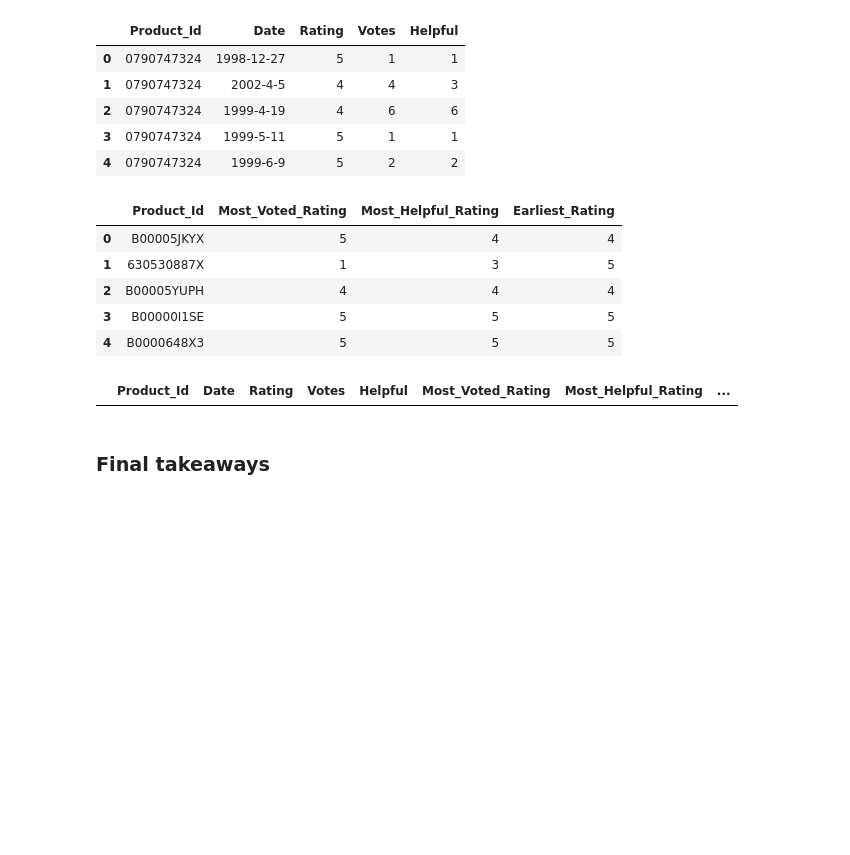
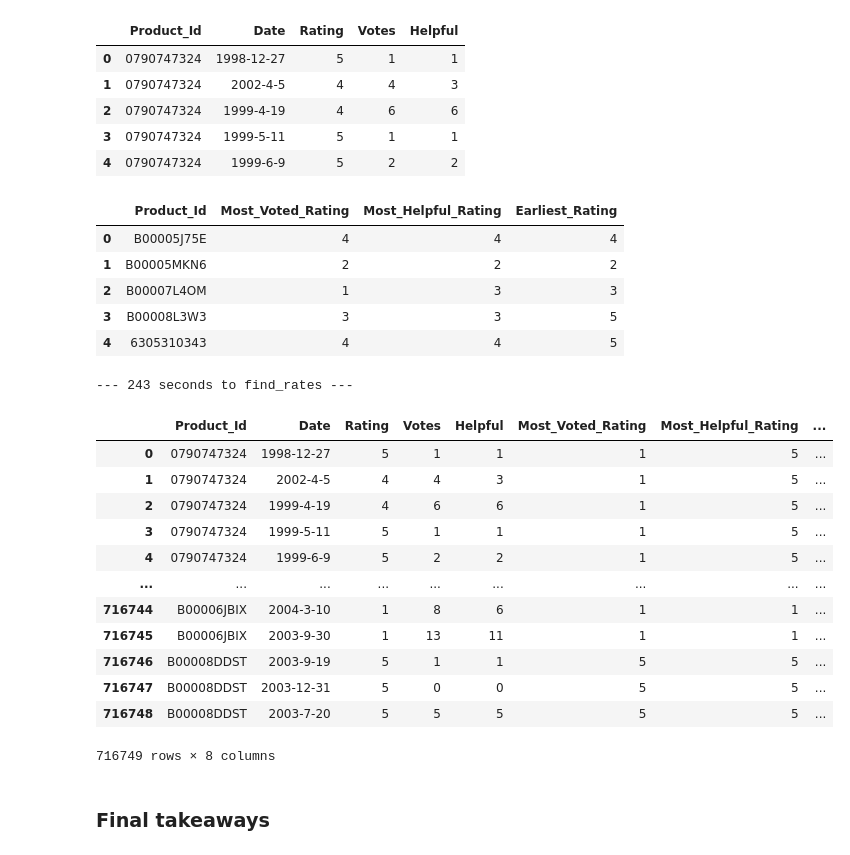
Before and after one commit to Vy4thewin/Data620_TeamVAC, a Jupyter notebook: Data620_FinalProject.ipynb, the cells around one changed output. Saved outputs shown, nothing was run; the diff lists cells and outputs as text; code cells hidden in the pictures; blank space fills up the shorter version.

Commit message:
Indexed the edge_stats by product_id to speed up the filtering. Using all 26k dvds takes several minutes now.

```diff
--- a/Data620_FinalProject.ipynb
+++ b/Data620_FinalProject.ipynb
@@ -159,18 +159,28 @@ def find_rates(P_Ids,e):
     e['Votes'] = pd.to_numeric(e['Votes'])
     e['Helpful'] = pd.to_numeric(e['Helpful'])
 
+    temp_df = e.copy()
+    temp_df.set_index('Product_Id', inplace=True)
+
     for i in range(len(P_Ids)):
         if P_Ids[i] in p_id_dict:
         #if P_Ids[i] in e.values:
             #filter for the specific product id in the table
-            temp= e[e['Product_Id'] == P_Ids[i]]
-            #Retrieve top values from .max and .min
-            rates.append(
-                (P_Ids[i],
-                 temp[temp['Votes']   ==temp.max()['Votes']]['Rating'].values[0],
-                 temp[temp['Helpful'] ==temp.max()['Helpful']]['Rating'].values[0],
-                 temp[temp['Date']    ==temp.min()['Date']]['Rating'].values[0])
-            )
+            #temp= e[e['Product_Id'] == P_Ids[i]]
+            temp= temp_df.loc[P_Ids[i]]
+
+            if isinstance(temp, pd.core.frame.DataFrame):
+                #Retrieve top values from .max and .min
+                rates.append(
+                    (P_Ids[i],
+                     temp[temp['Votes']   ==temp.max()['Votes']]['Rating'].values[0],
+                     temp[temp['Helpful'] ==temp.max()['Helpful']]['Rating'].values[0],
+                     temp[temp['Date']    ==temp.min()['Date']]['Rating'].values[0])
+                )
+            else:
+                rates.append(
+                            (P_Ids[i], temp['Rating'], temp['Rating'], temp['Rating'])
+                            )
         else:
         #If the Product Id has no reviews, return all zeros
             rates.append((P_Ids[i],0,0,0))
@@ -299,30 +309,46 @@ display(edvd_stats.head())
 #find all the available ratings for the dvd network
 #Will reduce our dvd Ids list for time consumption, cannot run on all 26K Products in the network
 start_time = time.time()
-reduce_Ids=dvd_Ids[:5000]
+#reduce_Ids=dvd_Ids[:5000]
+reduce_Ids=dvd_Ids
 
 #prepare the product pool to only include the Ids we kept
 re_list = [x for x in dvd_list if x[0] in reduce_Ids]
 
 #find the top rates
+#edvd_stats.set_index('Product_Id', inplace=True)
 t_rates=find_rates(reduce_Ids,edvd_stats)
 display(t_rates.head())
+print("--- %2.f seconds to find_rates ---" % (time.time() - start_time))
 # %% [output]
 |  | Product_Id | Most_Voted_Rating | Most_Helpful_Rating | Earliest_Rating |
-| 0 | B00005JKYX | 5 | 4 | 4 |
-| 1 | 630530887X | 1 | 3 | 5 |
-| 2 | B00005YUPH | 4 | 4 | 4 |
-| 3 | B00000I1SE | 5 | 5 | 5 |
-| 4 | B0000648X3 | 5 | 5 | 5 |
+| 0 | B00005J75E | 4 | 4 | 4 |
+| 1 | B00005MKN6 | 2 | 2 | 2 |
+| 2 | B00007L4OM | 1 | 3 | 3 |
+| 3 | B00008L3W3 | 3 | 3 | 5 |
+| 4 | 6305310343 | 4 | 4 | 5 |
+--- 243 seconds to find_rates ---
 # %%
 #combine the two tables into one
-#master=pd.merge(edvd_stats, t_rates, on="Product_Id", how="left")
+master=pd.merge(edvd_stats, t_rates, on="Product_Id", how="left")
 
 #drop rows that where removed from the product reduction
 #master=master[master['Product_Id'].isin(re_list)]
 #master.reset_index(drop=True)
-#display(master)
+display(master)
 # %% [output]
 |  | Product_Id | Date | Rating | Votes | Helpful | Most_Voted_Rating | Most_Helpful_Rating | ... |
+| 0 | 0790747324 | 1998-12-27 | 5 | 1 | 1 | 1 | 5 | ... |
+| 1 | 0790747324 | 2002-4-5 | 4 | 4 | 3 | 1 | 5 | ... |
+| 2 | 0790747324 | 1999-4-19 | 4 | 6 | 6 | 1 | 5 | ... |
+| 3 | 0790747324 | 1999-5-11 | 5 | 1 | 1 | 1 | 5 | ... |
+| 4 | 0790747324 | 1999-6-9 | 5 | 2 | 2 | 1 | 5 | ... |
+| ... | ... | ... | ... | ... | ... | ... | ... | ... |
+| 716744 | B00006JBIX | 2004-3-10 | 1 | 8 | 6 | 1 | 1 | ... |
+| 716745 | B00006JBIX | 2003-9-30 | 1 | 13 | 11 | 1 | 1 | ... |
+| 716746 | B00008DDST | 2003-9-19 | 5 | 1 | 1 | 5 | 5 | ... |
+| 716747 | B00008DDST | 2003-12-31 | 5 | 0 | 0 | 5 | 5 | ... |
+| 716748 | B00008DDST | 2003-7-20 | 5 | 5 | 5 | 5 | 5 | ... |
+716749 rows × 8 columns
 # %% [markdown]
 ### Final takeaways
```
Also changed, not shown: parts of 6 cells of this notebook.
